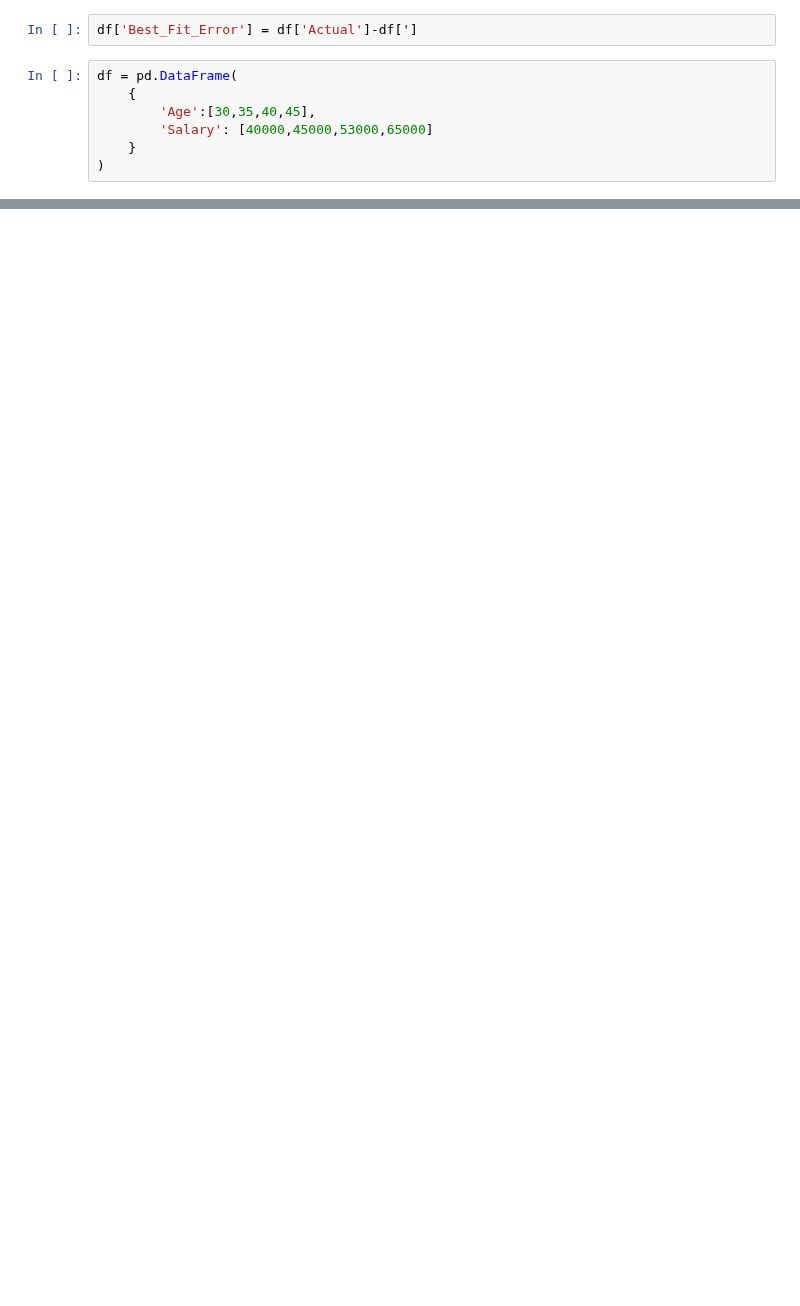
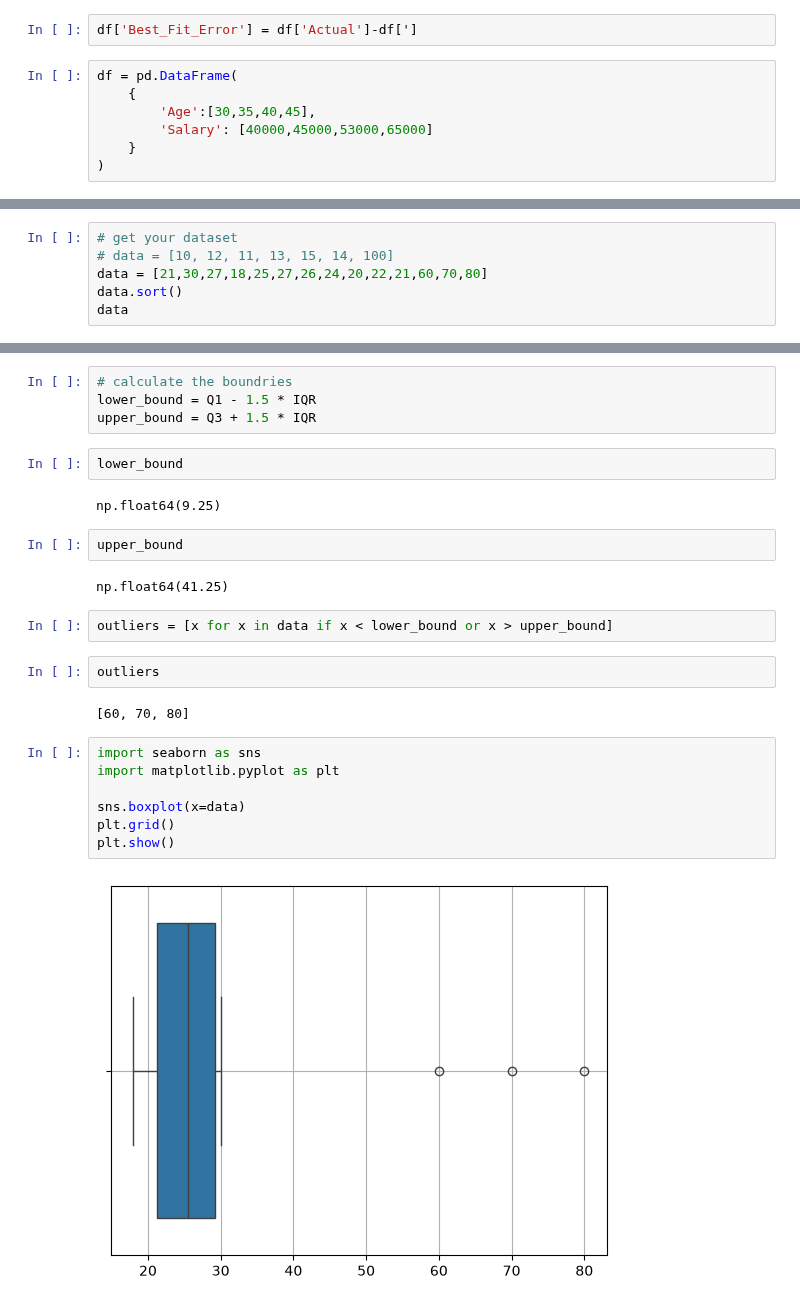
Before and after one commit to hemraj2613/Python-with-Data-Science, a Jupyter notebook: 24_sep.ipynb, the cells around one changed output, grey strips where cells are left out. Cells and saved outputs as stored; diff of their text form; blank space fills up the shorter version.

Commit message:
outliers

```diff
--- a/24_sep.ipynb
+++ b/24_sep.ipynb
@@ -44,0 +35,6 @@ np.float64(50750.0)
+# %%
+# get your dataset
+# data = [10, 12, 11, 13, 15, 14, 100]
+data = [21,30,27,18,25,27,26,24,20,22,21,60,70,80]
+data.sort()
+data
@@ -44,0 +69,27 @@ np.float64(50750.0)
+# %%
+# calculate the boundries
+lower_bound = Q1 - 1.5 * IQR
+upper_bound = Q3 + 1.5 * IQR
+# %%
+lower_bound
+# %% [output]
+np.float64(9.25)
+# %%
+upper_bound
+# %% [output]
+np.float64(41.25)
+# %%
+outliers = [x for x in data if x < lower_bound or x > upper_bound]
+# %%
+outliers
+# %% [output]
+[60, 70, 80]
+# %%
+import seaborn as sns
+import matplotlib.pyplot as plt
+
+sns.boxplot(x=data)
+plt.grid()
+plt.show()
+# %% [output]
+[figure, added]
```
Also changed, not shown: parts of 42 cells of this notebook, 1 other file.
